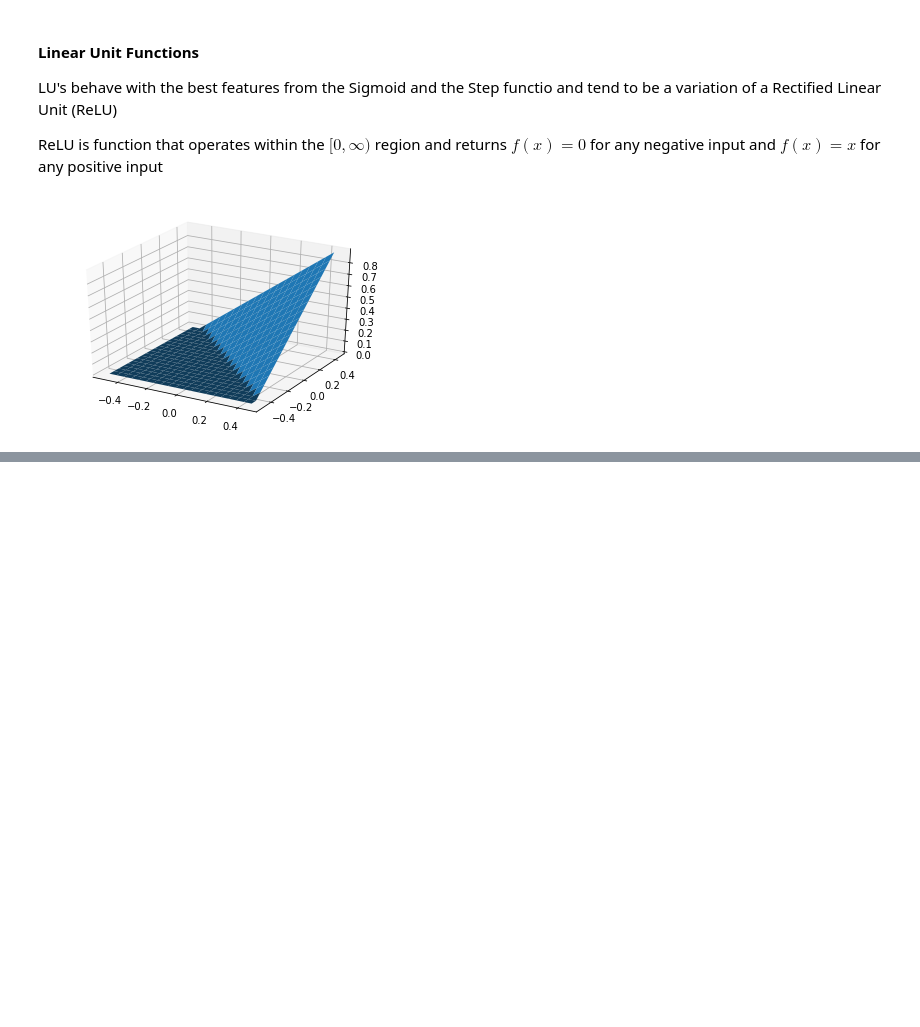
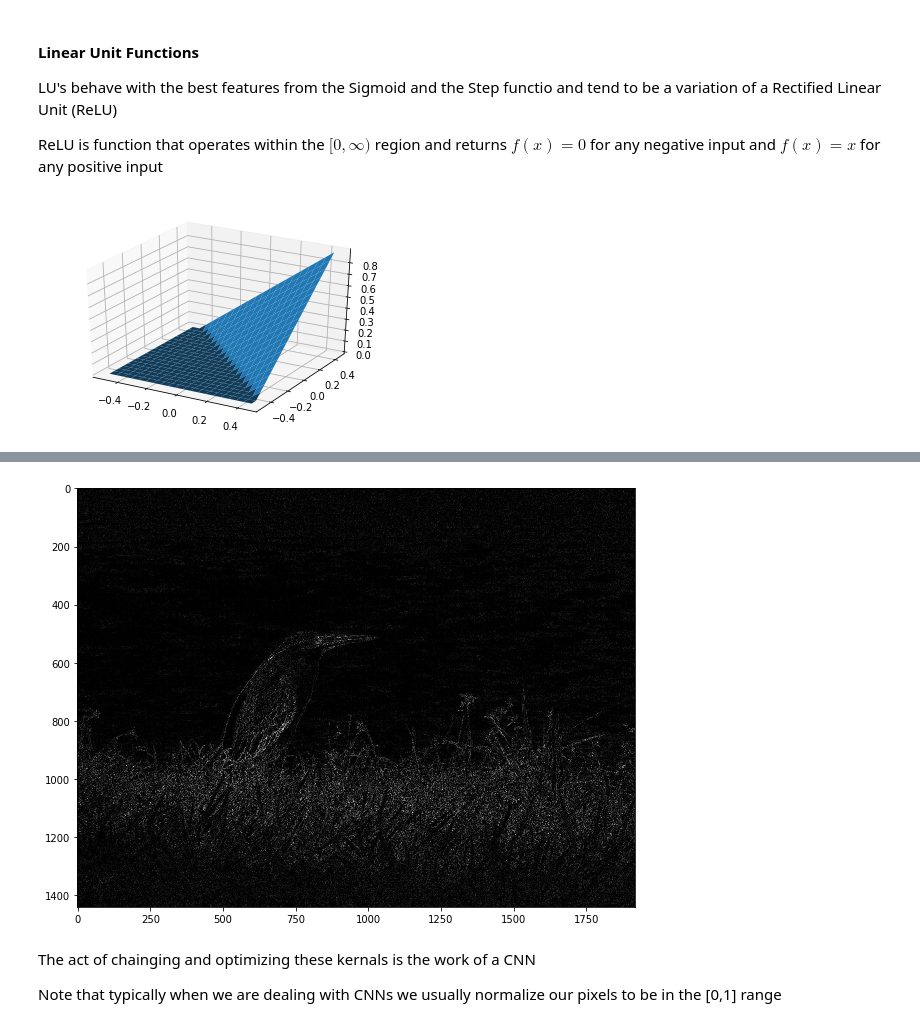
Before and after one commit to nabeelvalley/docs, a Jupyter notebook: dsx-with-python/notebooks/deep-learning-with-tensorflow.ipynb, the cells around one changed output, grey strips where cells are left out. Drawn from its saved outputs; the diff is of its cells as text; code cells hidden in the pictures; blank space fills up the shorter version.

Commit message:
:memo: notes on using convolution

```diff
--- a/dsx-with-python/notebooks/deep-learning-with-tensorflow.ipynb
+++ b/dsx-with-python/notebooks/deep-learning-with-tensorflow.ipynb
@@ -795,0 +1167,7 @@ sess.close()
+# %%
+kernel = np.array([[0, 1, 0],
+                   [1, -4, 1],
+                   [0, 1, 0]])
+
+gradient_map = sg.convolve2d(image_array, kernel, mode='same', boundary='symm')
+print(gradient_map)
@@ -795,0 +1182,10 @@ sess.close()
+# %%
+fig, aux = plt.subplots(figsize=(10,10))
+aux.imshow(np.absolute(gradient_map), cmap='gray')
+plt.show(aux)
+# %% [output]
+[figure, added]
+# %% [markdown]
+The act of chainging and optimizing these kernals is the work of a CNN
+
+Note that typically when we are dealing with CNNs we usually normalize our pixels to be in the [0,1] range
```
Also changed, not shown: parts of 54 cells of this notebook.
